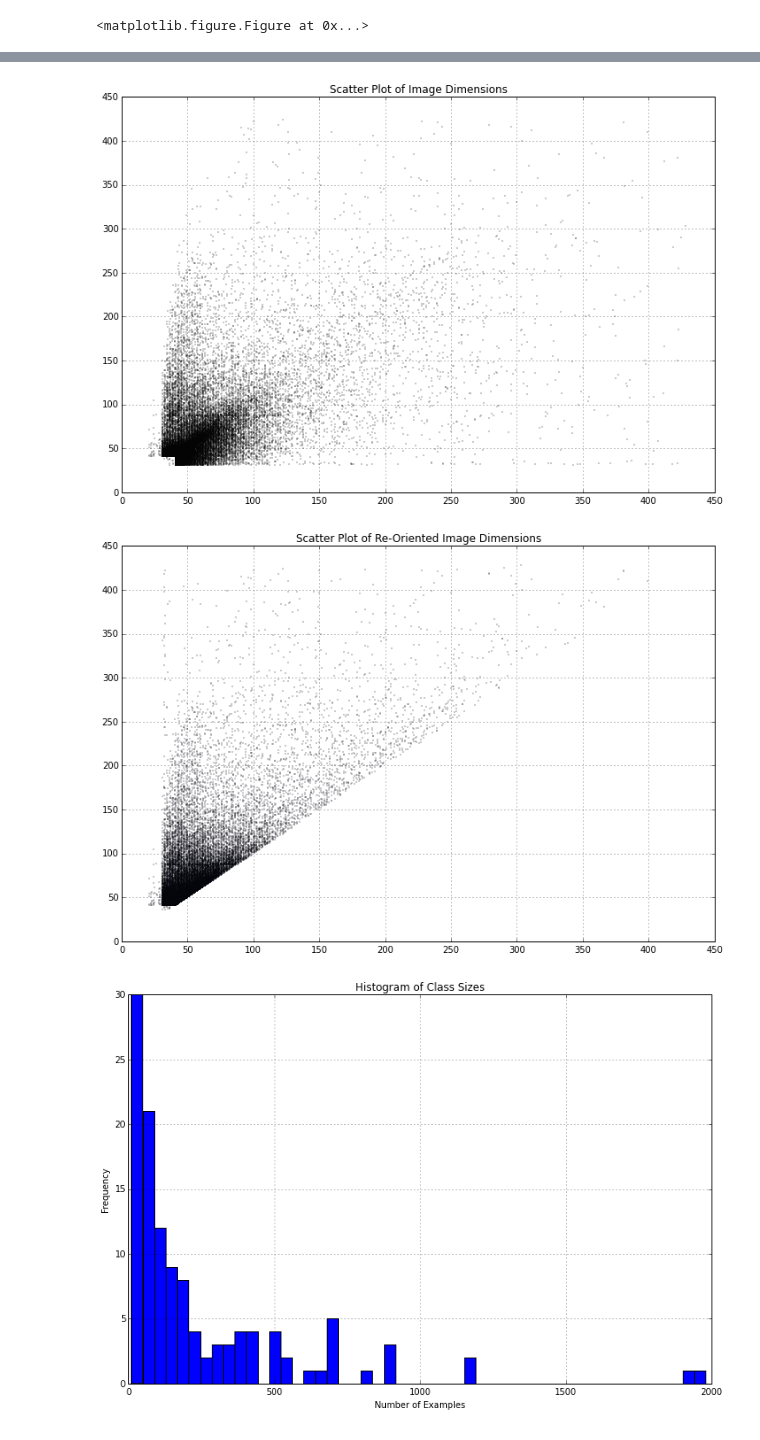
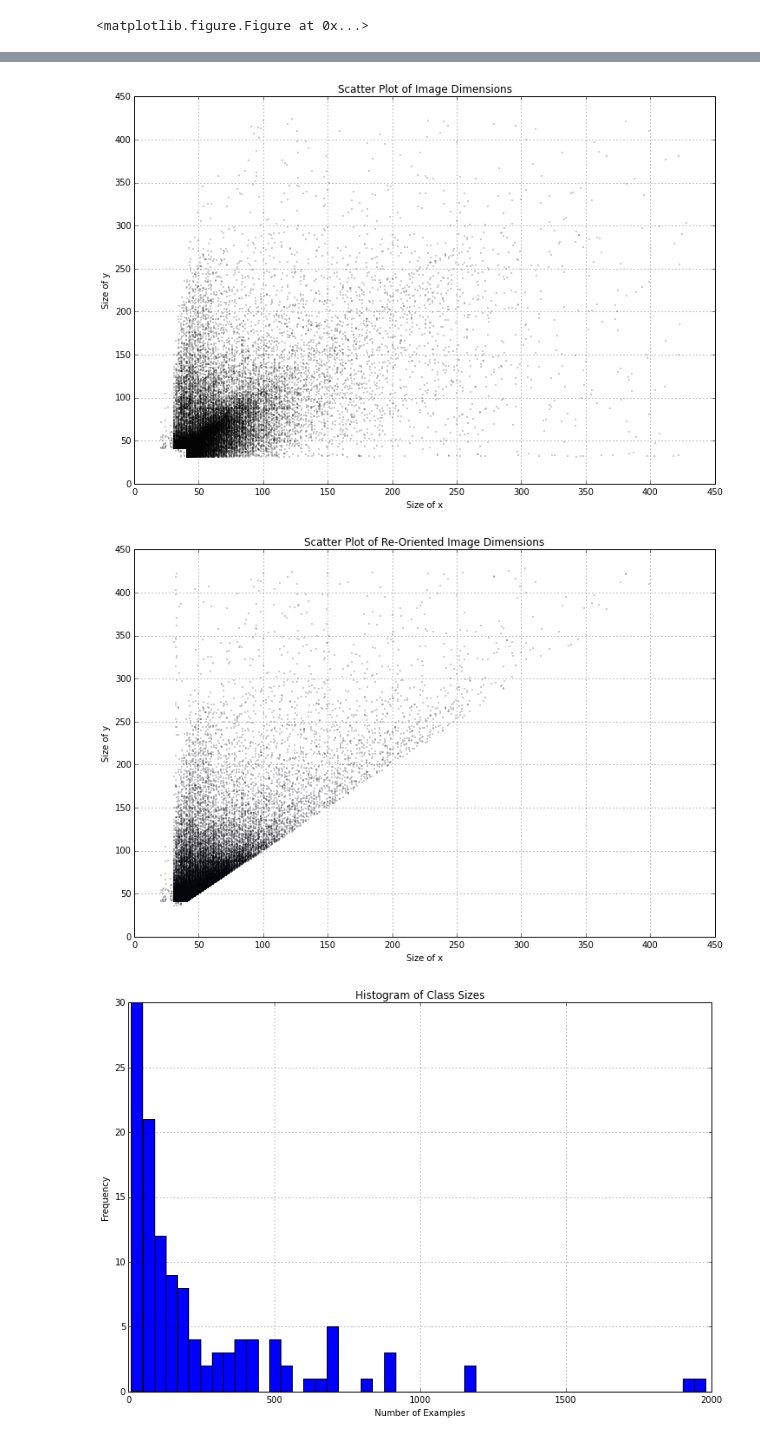
Before and after one commit to Neuroglycerin/neukrill-net-work, a Jupyter notebook: notebooks/Making Nice Histograms.ipynb, the cells around one changed output, grey strips where cells are left out. Cells and saved outputs as stored; diff of their text form; code cells hidden in the pictures.

```diff
--- a/notebooks/Making Nice Histograms.ipynb
+++ b/notebooks/Making Nice Histograms.ipynb
@@ -75,11 +77,13 @@ plt.savefig("plots/hist_sqrt_area.png")
 # %%
 plt.clf()
 plt.scatter(x,y,s=0.1,c='black',alpha=0.8)
+plt.xlabel("Size of x")
+plt.ylabel("Size of y")
 plt.title("Scatter Plot of Image Dimensions")
 plt.savefig("plots/scatter_dimensions.svg")
 plt.savefig("plots/scatter_dimensions.png")
 # %% [output]
-[figure, old version]
+[figure, new version]
 # %%
 # build a list of dimensions
 dimensions = [neukrill_net.image_processing.landscapise_image(image_array).shape
@@ -90,11 +94,13 @@ x,y = zip(*dimensions)
 # %%
 plt.clf()
 plt.scatter(x,y,s=0.1,alpha=0.8)
+plt.xlabel("Size of x")
+plt.ylabel("Size of y")
 plt.title("Scatter Plot of Re-Oriented Image Dimensions")
 plt.savefig("plots/landscape_scatter_dimensions.svg")
 plt.savefig("plots/landscape_scatter_dimensions.png")
 # %% [output]
-[figure, old version]
+[figure, new version]
 # %%
 # dictionary of classes as keys and number of examples for values
 n_examples = {}
```
Also changed, not shown: parts of 2 cells of this notebook, 8 other files.
